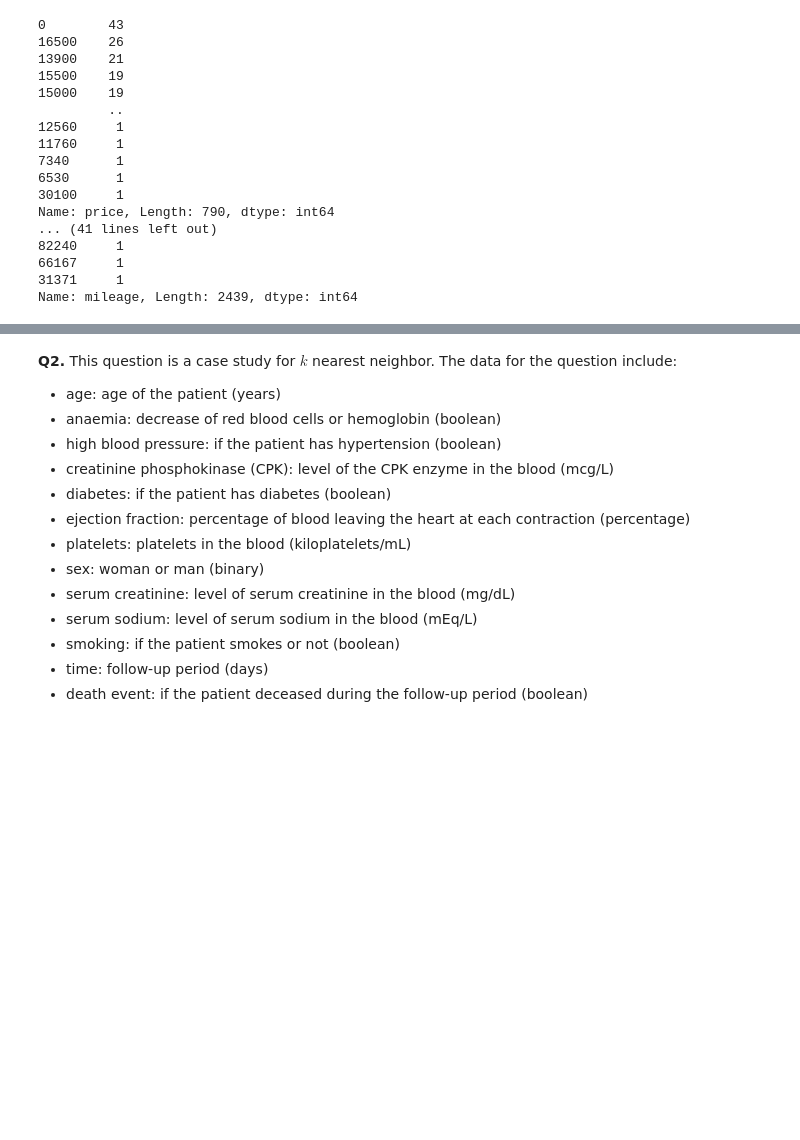
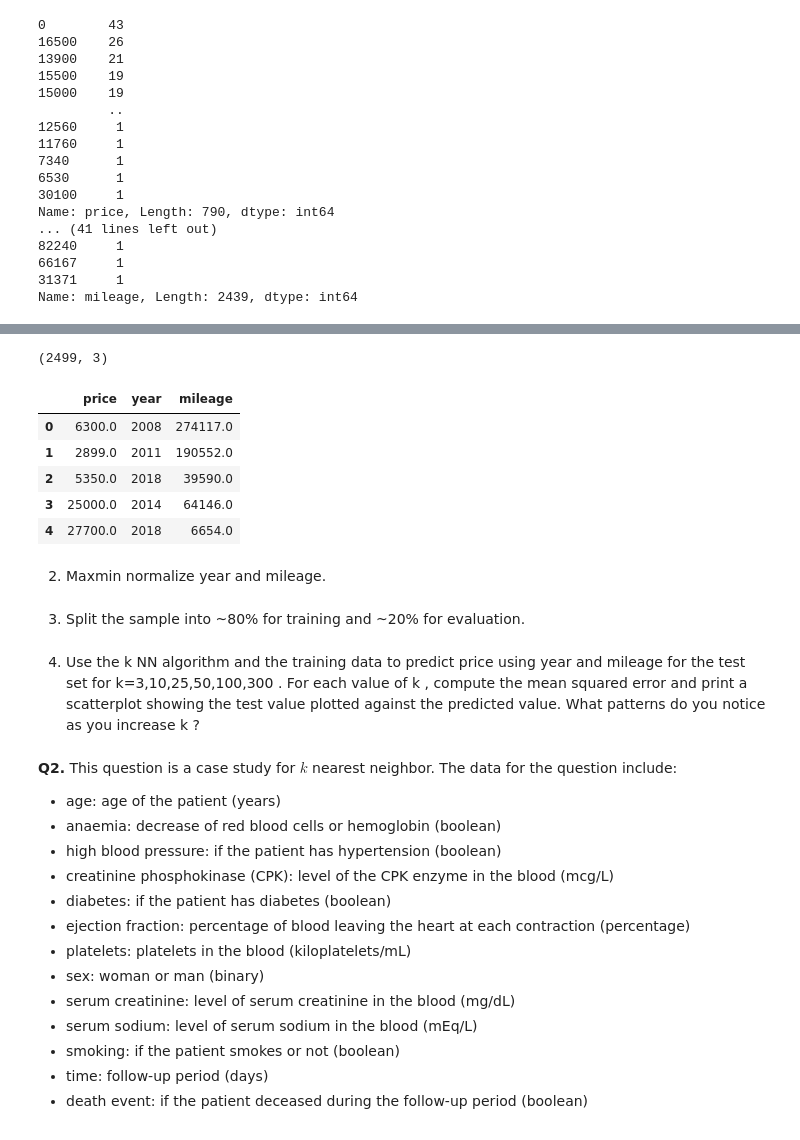
Before and after one commit to ashleyr05/knn, a Jupyter notebook: assignment_knn.ipynb, the cells around one changed output, grey strips where cells are left out. Cells and saved outputs as stored; diff of their text form; code cells hidden in the pictures; blank space fills up the shorter version.

```diff
--- a/assignment_knn.ipynb
+++ b/assignment_knn.ipynb
@@ -53,3 +58,6 @@ Name: price, Length: 790, dtype: int64
 66167     1
 31371     1
 Name: mileage, Length: 2439, dtype: int64
+# %%
+price = df['price'] # created a variable for the price column
+price = price.replace(0, np.nan) # replace all 0's to NaN for price
@@ -55,0 +97,5 @@ Name: mileage, Length: 2439, dtype: int64
+# %%
+df['price'] = price # change the unclean price column to the cleaned price variable
+del price # deleting price variable
+
+print(df.loc[0:5,'price'],'\n') # printing first 6 rows of price column
@@ -55,0 +110,3 @@ Name: mileage, Length: 2439, dtype: int64
+# %%
+miles = df['mileage'] # created a variable for the mileage column
+miles = miles.replace({0, 1}, np.nan) # replace all 0's to NaN for miles
@@ -55,0 +130,5 @@ Name: mileage, Length: 2439, dtype: int64
+# %%
+df['mileage'] = miles # change the unclean mileage column to the cleaned miles variable
+del miles # deleting price variable
+
+print(df.loc[0:5,'mileage'],'\n') # printing first 6 rows of mileage column
@@ -55,0 +143,13 @@ Name: mileage, Length: 2439, dtype: int64
+# %%
+print(df.shape, '\n') # List the dimensions of df
+df.head() #looking at the head of the data
+# %% [output]
+(2499, 3)
+|  | price | year | mileage |
+| 0 | 6300.0 | 2008 | 274117.0 |
+| 1 | 2899.0 | 2011 | 190552.0 |
+| 2 | 5350.0 | 2018 | 39590.0 |
+| 3 | 25000.0 | 2014 | 64146.0 |
+| 4 | 27700.0 | 2018 | 6654.0 |
+# %% [markdown]
+2. Maxmin normalize year and mileage.
@@ -55,0 +166,2 @@ Name: mileage, Length: 2439, dtype: int64
+# %% [markdown]
+3. Split the sample into ~80% for training and ~20% for evaluation.
@@ -56,3 +178,5 @@ Name: mileage, Length: 2439, dtype: int64
+# %% [markdown]
+4. Use the  k NN algorithm and the training data to predict price using year and mileage for the test set for  k=3,10,25,50,100,300 . For each value of  k , compute the mean squared error and print a scatterplot showing the test value plotted against the predicted value. What patterns do you notice as you increase  k ?
 # %% [markdown]
 **Q2.** This question is a case study for $k$ nearest neighbor. The data for the question include:
 
```
Also changed, not shown: parts of 9 cells of this notebook.
